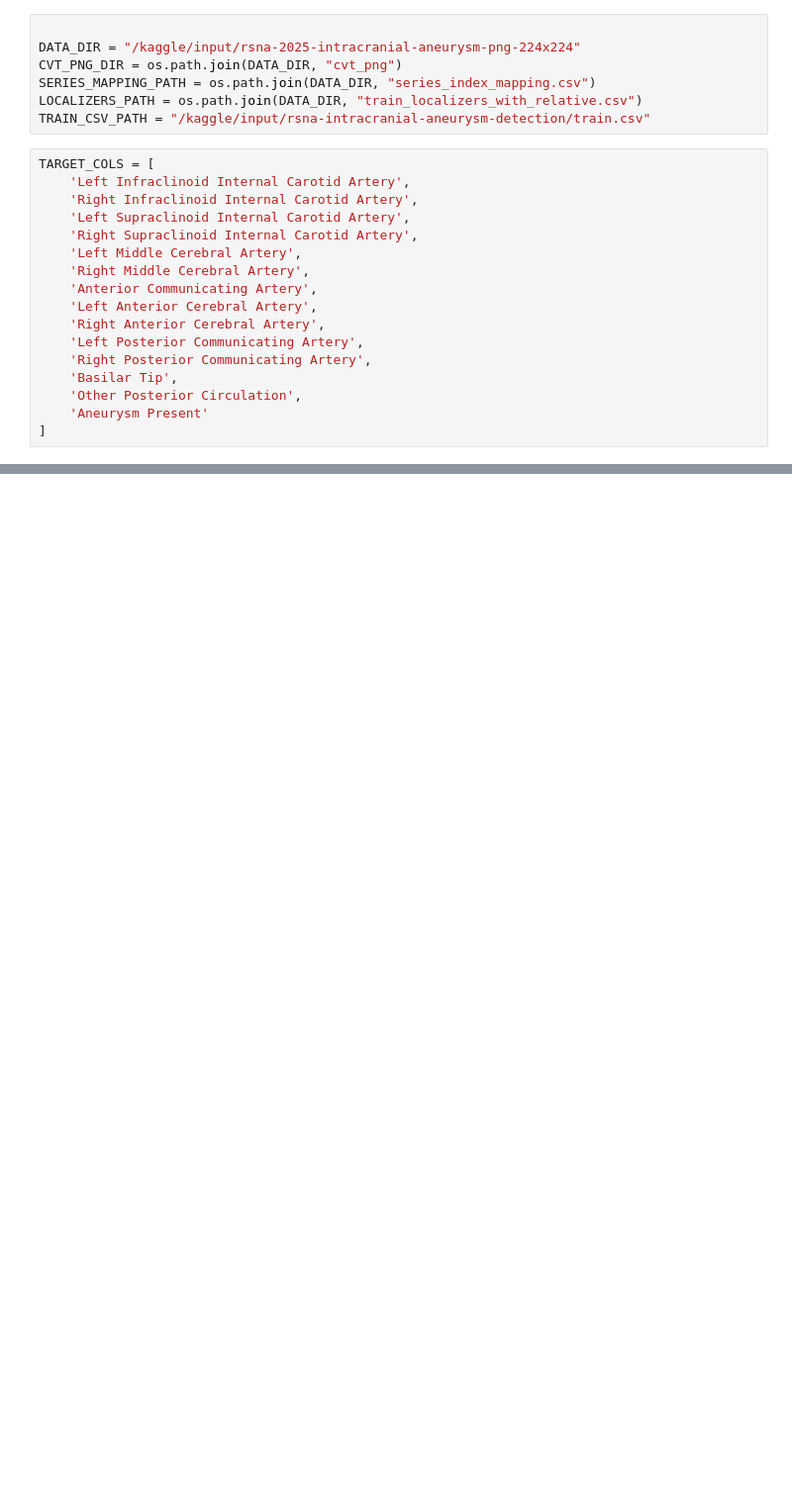
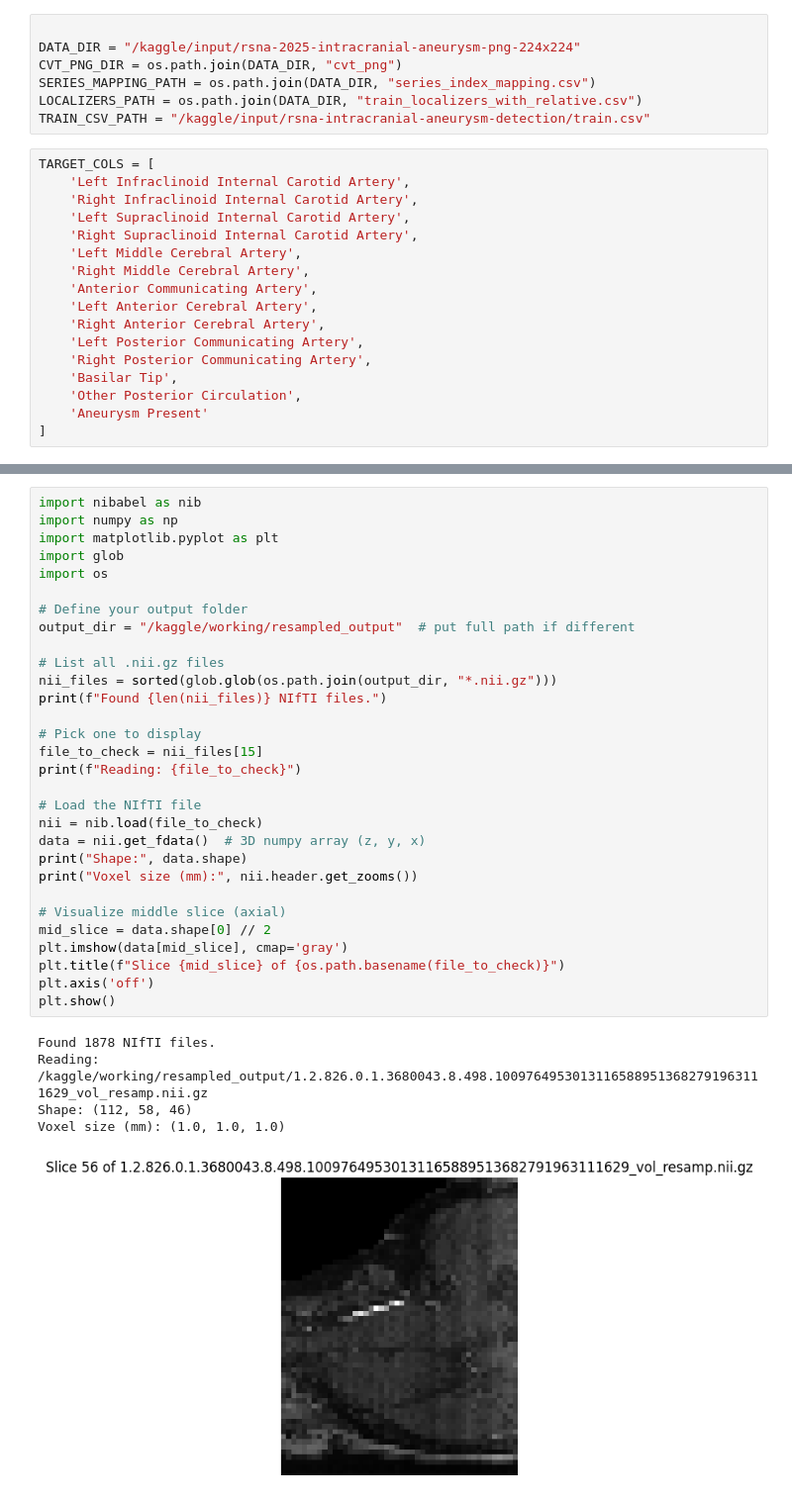
Before and after one commit to yashwanthjack/Multimodal-Intracranial-Aneurysm-Detection, a Jupyter notebook: main-intracranial.ipynb, the cells around one changed output, grey strips where cells are left out. Shown at 99% size. Saved outputs shown, nothing was run; the diff lists cells and outputs as text; blank space fills up the shorter version.

```diff
--- a/main-intracranial.ipynb
+++ b/main-intracranial.ipynb
@@ -153,0 +299,36 @@ Loaded Right Middle Cerebral Artery/1.2.826.0.1.3680043.8.498.100234111645906646
+# %%
+import nibabel as nib
+import numpy as np
+import matplotlib.pyplot as plt
+import glob
+import os
+
+# Define your output folder
+output_dir = "/kaggle/working/resampled_output"  # put full path if different
+
+# List all .nii.gz files
+nii_files = sorted(glob.glob(os.path.join(output_dir, "*.nii.gz")))
+print(f"Found {len(nii_files)} NIfTI files.")
+
+# Pick one to display
+file_to_check = nii_files[15]
+print(f"Reading: {file_to_check}")
+
+# Load the NIfTI file
+nii = nib.load(file_to_check)
+data = nii.get_fdata()  # 3D numpy array (z, y, x)
+print("Shape:", data.shape)
+print("Voxel size (mm):", nii.header.get_zooms())
+
+# Visualize middle slice (axial)
+mid_slice = data.shape[0] // 2
+plt.imshow(data[mid_slice], cmap='gray')
+plt.title(f"Slice {mid_slice} of {os.path.basename(file_to_check)}")
+plt.axis('off')
+plt.show()
+# %% [output]
+Found 1878 NIfTI files.
+Reading: /kaggle/working/resampled_output/1.2.826.0.1.3680043.8.498.10097649530131165889513682791963111629_vol_resamp.nii.gz
+Shape: (112, 58, 46)
+Voxel size (mm): (1.0, 1.0, 1.0)
+[figure, added]
```
Also changed, not shown: parts of 3 cells of this notebook.
